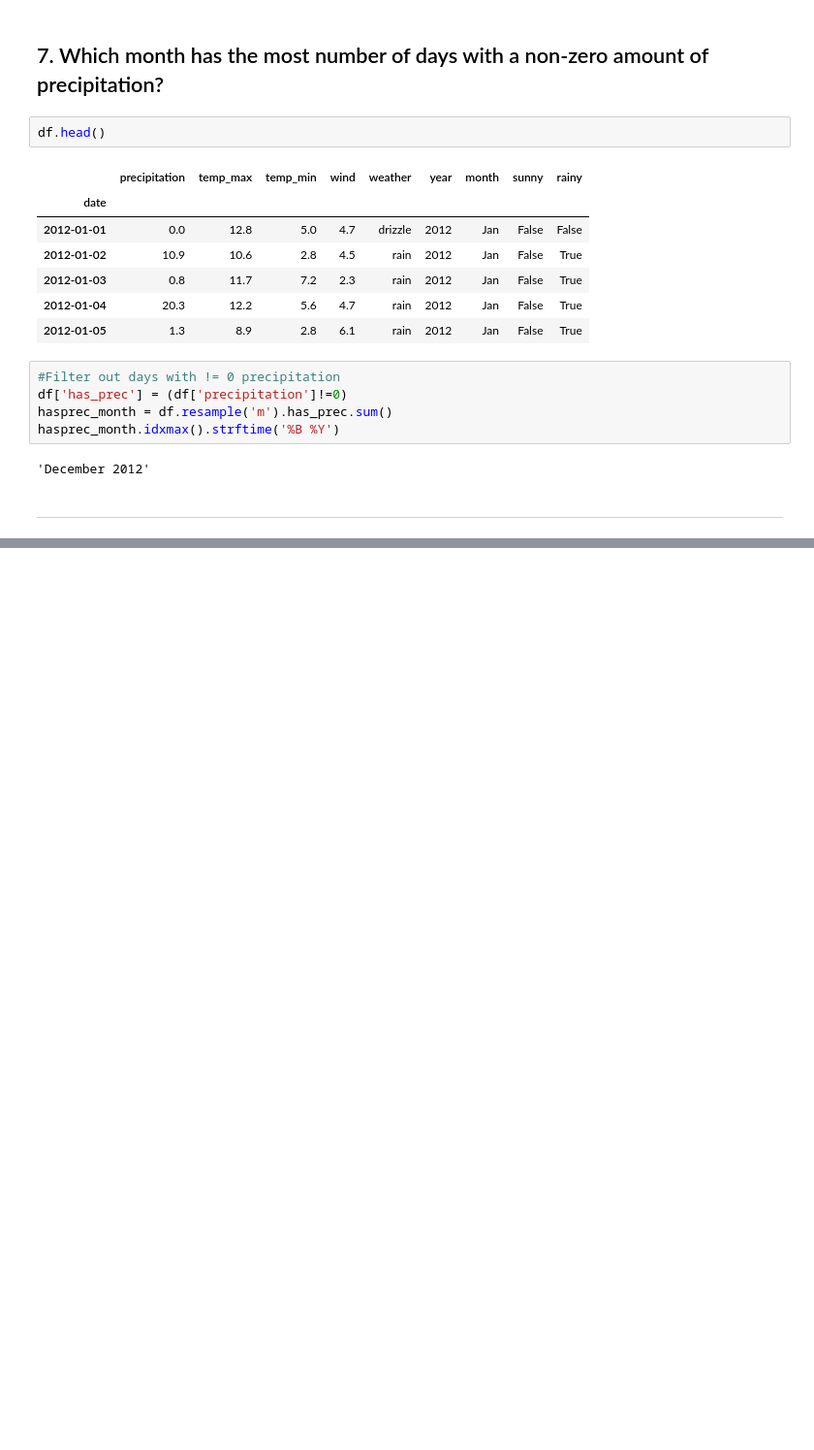
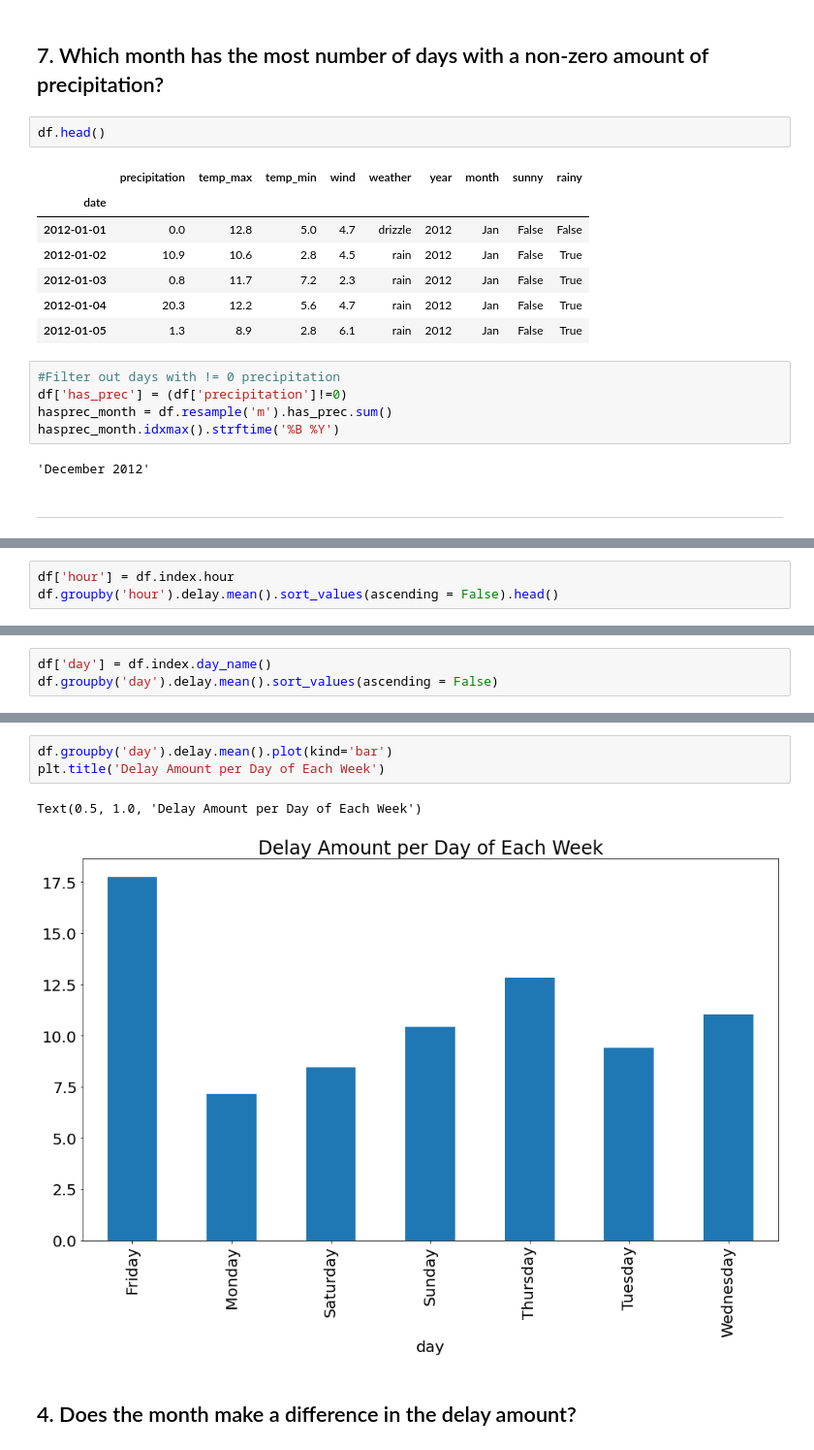
Before and after one commit to m3redithw/time-series-exercises, a Jupyter notebook: time_series_data_exercises.ipynb, the cells around one changed output, grey strips where cells are left out. Shown at 97% size. Cells and saved outputs as stored; diff of their text form; blank space fills up the shorter version.

```diff
--- a/time_series_data_exercises.ipynb
+++ b/time_series_data_exercises.ipynb
@@ -250,0 +304,3 @@ hasprec_month.idxmax().strftime('%B %Y')
+# %%
+df['hour'] = df.index.hour
+df.groupby('hour').delay.mean().sort_values(ascending = False).head()
@@ -250,0 +317,3 @@ hasprec_month.idxmax().strftime('%B %Y')
+# %%
+df['day'] = df.index.day_name()
+df.groupby('day').delay.mean().sort_values(ascending = False)
@@ -250,0 +330,8 @@ hasprec_month.idxmax().strftime('%B %Y')
+# %%
+df.groupby('day').delay.mean().plot(kind='bar')
+plt.title('Delay Amount per Day of Each Week')
+# %% [output]
+Text(0.5, 1.0, 'Delay Amount per Day of Each Week')
+[figure, added]
+# %% [markdown]
+## 4. Does the month make a difference in the delay amount?
```
Also changed, not shown: parts of 16 cells of this notebook.
